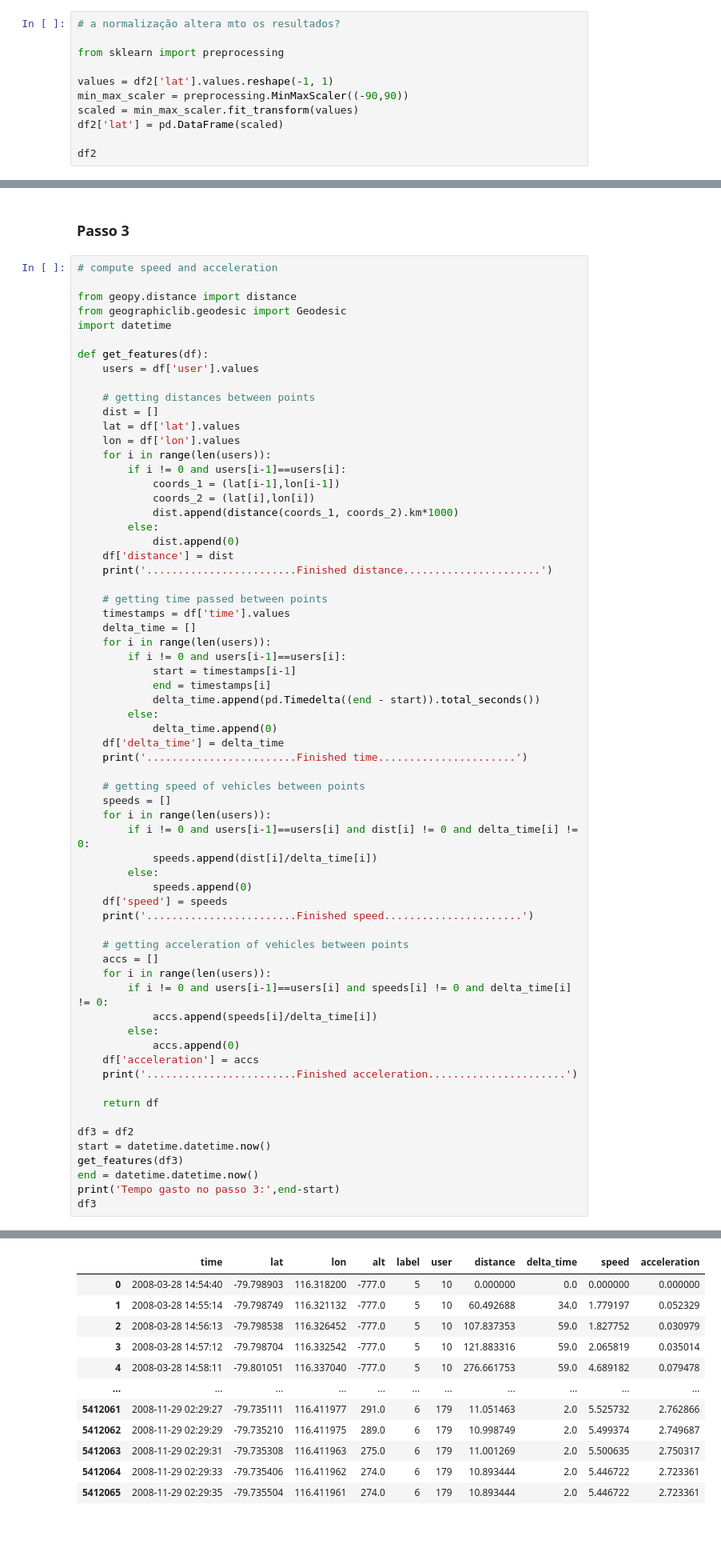
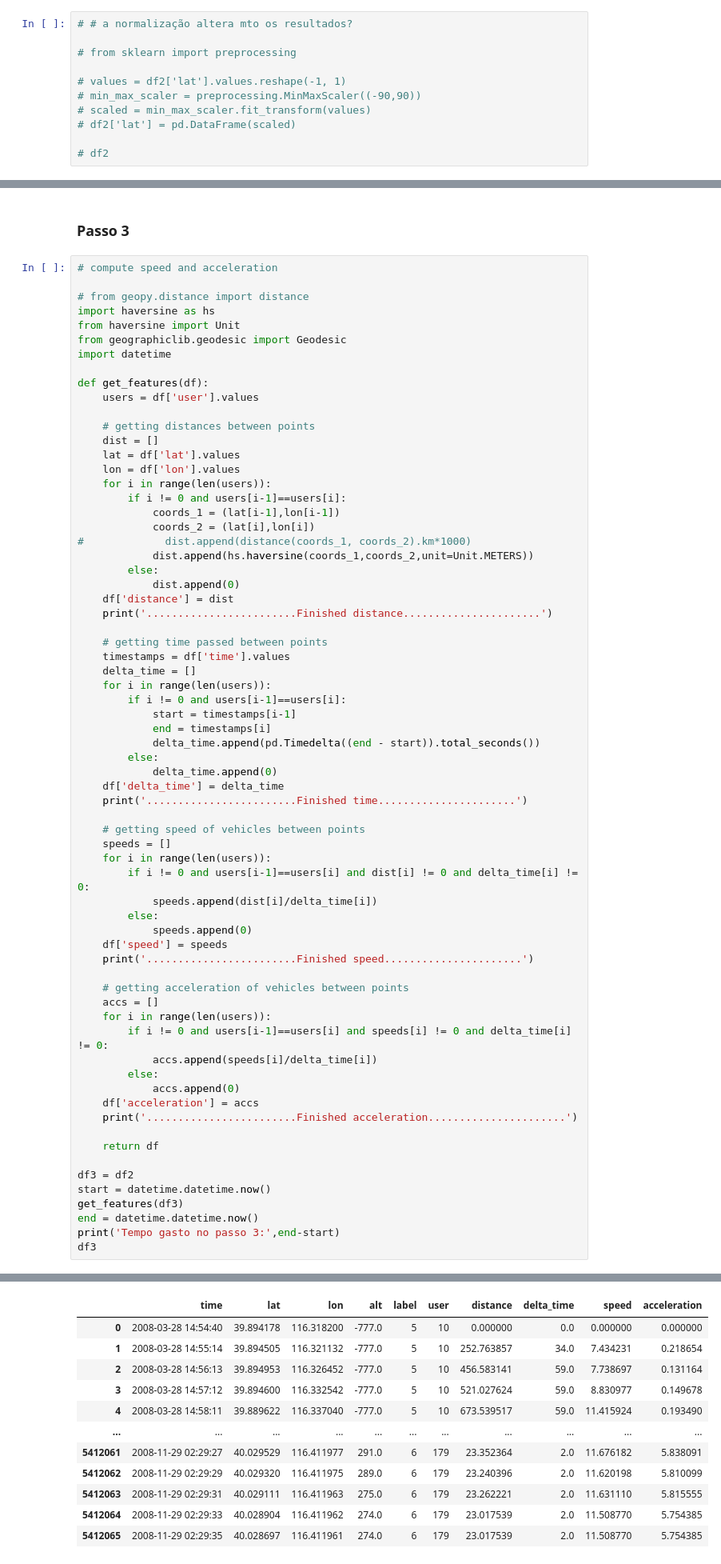
Before and after one commit to gifilipakis/research_Geolife, a Jupyter notebook: moreau (2021).ipynb, the cells around one changed output, grey strips where cells are left out. Shown: that part at 80% size. Drawn from its saved outputs; the diff is of its cells as text; blank space fills up the shorter version.

```diff
--- a/moreau (2021).ipynb
+++ b/moreau (2021).ipynb
@@ -134,13 +134,13 @@ df2
 | 5412065 | 2008-11-29 02:29:35 | 40.028697 | 116.411961 | 274.0 | 6 | 179 |
 5412066 rows × 6 columns
 # %%
-# a normalização altera mto os resultados?
+# # a normalização altera mto os resultados?
 
-from sklearn import preprocessing
+# from sklearn import preprocessing
 
-values = df2['lat'].values.reshape(-1, 1)
-min_max_scaler = preprocessing.MinMaxScaler((-90,90))
-scaled = min_max_scaler.fit_transform(values)
-df2['lat'] = pd.DataFrame(scaled)
+# values = df2['lat'].values.reshape(-1, 1)
+# min_max_scaler = preprocessing.MinMaxScaler((-90,90))
+# scaled = min_max_scaler.fit_transform(values)
+# df2['lat'] = pd.DataFrame(scaled)
 
-df2
+# df2
@@ -163,7 +149,9 @@ df2
 # %%
 # compute speed and acceleration
 
-from geopy.distance import distance
+# from geopy.distance import distance
+import haversine as hs
+from haversine import Unit
 from geographiclib.geodesic import Geodesic
 import datetime
 
@@ -178,7 +166,8 @@ def get_features(df):
         if i != 0 and users[i-1]==users[i]:
             coords_1 = (lat[i-1],lon[i-1])
             coords_2 = (lat[i],lon[i])
-            dist.append(distance(coords_1, coords_2).km*1000)
+#             dist.append(distance(coords_1, coords_2).km*1000)
+            dist.append(hs.haversine(coords_1,coords_2,unit=Unit.METERS))
         else:
             dist.append(0)
     df['distance'] = dist
@@ -234,15 +223,15 @@ Tempo gasto no passo 3: 0:37:01.514953
 |  | time | lat | lon | alt | label | user | distance | delta_time | speed | acceleration |
-| 0 | 2008-03-28 14:54:40 | -79.798903 | 116.318200 | -777.0 | 5 | 10 | 0.000000 | 0.0 | 0.000000 | 0.000000 |
-| 1 | 2008-03-28 14:55:14 | -79.798749 | 116.321132 | -777.0 | 5 | 10 | 60.492688 | 34.0 | 1.779197 | 0.052329 |
-| 2 | 2008-03-28 14:56:13 | -79.798538 | 116.326452 | -777.0 | 5 | 10 | 107.837353 | 59.0 | 1.827752 | 0.030979 |
-| 3 | 2008-03-28 14:57:12 | -79.798704 | 116.332542 | -777.0 | 5 | 10 | 121.883316 | 59.0 | 2.065819 | 0.035014 |
-| 4 | 2008-03-28 14:58:11 | -79.801051 | 116.337040 | -777.0 | 5 | 10 | 276.661753 | 59.0 | 4.689182 | 0.079478 |
+| 0 | 2008-03-28 14:54:40 | 39.894178 | 116.318200 | -777.0 | 5 | 10 | 0.000000 | 0.0 | 0.000000 | 0.000000 |
+| 1 | 2008-03-28 14:55:14 | 39.894505 | 116.321132 | -777.0 | 5 | 10 | 252.763857 | 34.0 | 7.434231 | 0.218654 |
+| 2 | 2008-03-28 14:56:13 | 39.894953 | 116.326452 | -777.0 | 5 | 10 | 456.583141 | 59.0 | 7.738697 | 0.131164 |
+| 3 | 2008-03-28 14:57:12 | 39.894600 | 116.332542 | -777.0 | 5 | 10 | 521.027624 | 59.0 | 8.830977 | 0.149678 |
+| 4 | 2008-03-28 14:58:11 | 39.889622 | 116.337040 | -777.0 | 5 | 10 | 673.539517 | 59.0 | 11.415924 | 0.193490 |
 | ... | ... | ... | ... | ... | ... | ... | ... | ... | ... | ... |
-| 5412061 | 2008-11-29 02:29:27 | -79.735111 | 116.411977 | 291.0 | 6 | 179 | 11.051463 | 2.0 | 5.525732 | 2.762866 |
-| 5412062 | 2008-11-29 02:29:29 | -79.735210 | 116.411975 | 289.0 | 6 | 179 | 10.998749 | 2.0 | 5.499374 | 2.749687 |
-| 5412063 | 2008-11-29 02:29:31 | -79.735308 | 116.411963 | 275.0 | 6 | 179 | 11.001269 | 2.0 | 5.500635 | 2.750317 |
-| 5412064 | 2008-11-29 02:29:33 | -79.735406 | 116.411962 | 274.0 | 6 | 179 | 10.893444 | 2.0 | 5.446722 | 2.723361 |
-| 5412065 | 2008-11-29 02:29:35 | -79.735504 | 116.411961 | 274.0 | 6 | 179 | 10.893444 | 2.0 | 5.446722 | 2.723361 |
+| 5412061 | 2008-11-29 02:29:27 | 40.029529 | 116.411977 | 291.0 | 6 | 179 | 23.352364 | 2.0 | 11.676182 | 5.838091 |
+| 5412062 | 2008-11-29 02:29:29 | 40.029320 | 116.411975 | 289.0 | 6 | 179 | 23.240396 | 2.0 | 11.620198 | 5.810099 |
+| 5412063 | 2008-11-29 02:29:31 | 40.029111 | 116.411963 | 275.0 | 6 | 179 | 23.262221 | 2.0 | 11.631110 | 5.815555 |
+| 5412064 | 2008-11-29 02:29:33 | 40.028904 | 116.411962 | 274.0 | 6 | 179 | 23.017539 | 2.0 | 11.508770 | 5.754385 |
+| 5412065 | 2008-11-29 02:29:35 | 40.028697 | 116.411961 | 274.0 | 6 | 179 | 23.017539 | 2.0 | 11.508770 | 5.754385 |
 5412066 rows × 10 columns
 # %%
 len(df3['user'].values)
```
Also changed, not shown: parts of 23 cells of this notebook, 1 other file.
